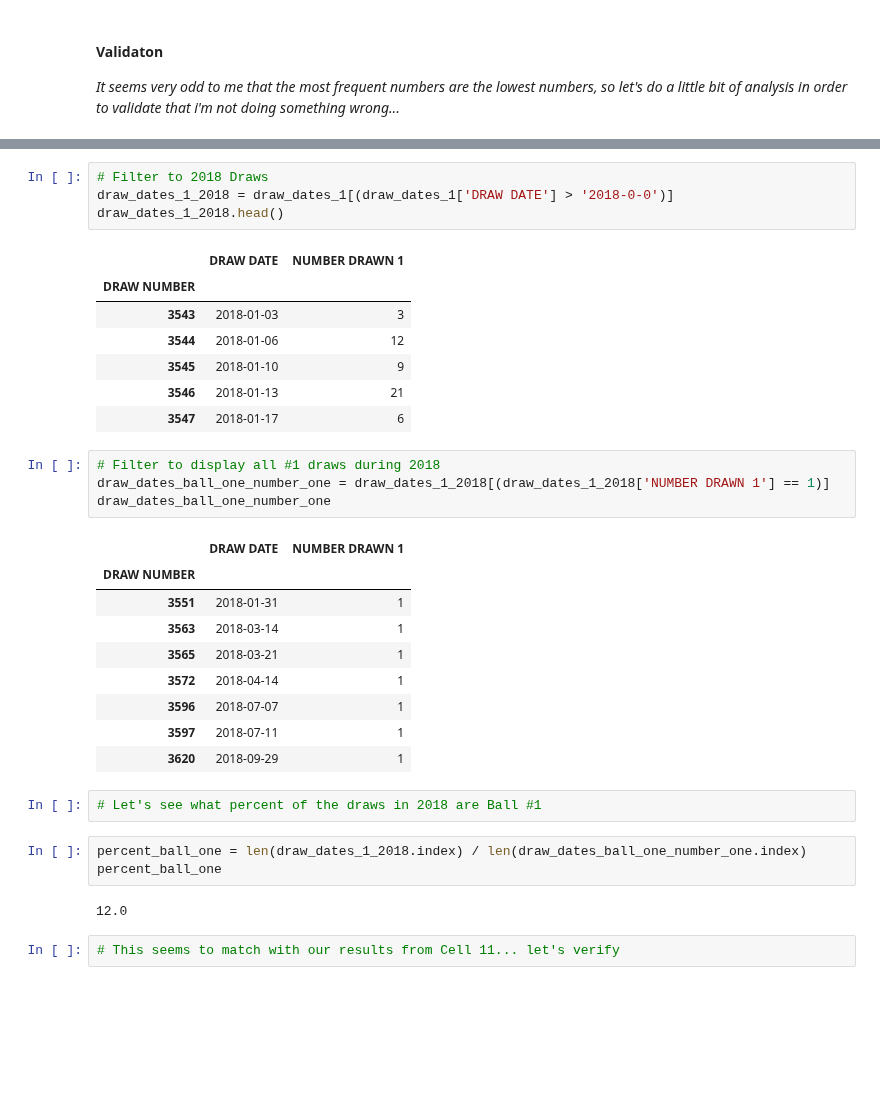
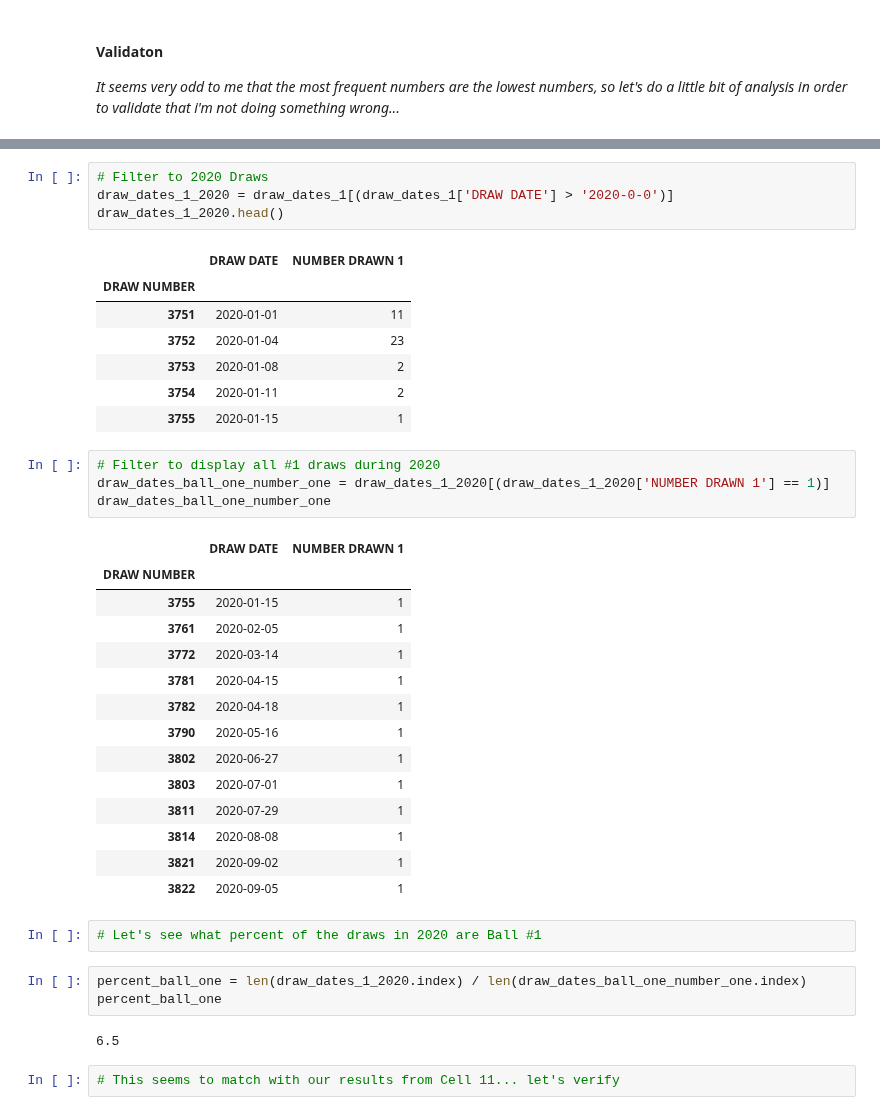
Before and after one commit to JesseScott/Lotto649, a Jupyter notebook: lotto.ipynb, the cells around one changed output, grey strips where cells are left out. Saved outputs shown, nothing was run; the diff lists cells and outputs as text; blank space fills up the shorter version.

Commit message:
Ran 2020 Numbers

```diff
--- a/lotto.ipynb
+++ b/lotto.ipynb
@@ -162,36 +162,41 @@ draw_dates_1.tail()
 # %%
-# Filter to 2018 Draws
-draw_dates_1_2018 = draw_dates_1[(draw_dates_1['DRAW DATE'] > '2018-0-0')]
-draw_dates_1_2018.head()
+# Filter to 2020 Draws
+draw_dates_1_2020 = draw_dates_1[(draw_dates_1['DRAW DATE'] > '2020-0-0')]
+draw_dates_1_2020.head()
 # %% [output]
 |  | DRAW DATE | NUMBER DRAWN 1 |
 | DRAW NUMBER |  |  |
-| 3543 | 2018-01-03 | 3 |
-| 3544 | 2018-01-06 | 12 |
-| 3545 | 2018-01-10 | 9 |
-| 3546 | 2018-01-13 | 21 |
-| 3547 | 2018-01-17 | 6 |
+| 3751 | 2020-01-01 | 11 |
+| 3752 | 2020-01-04 | 23 |
+| 3753 | 2020-01-08 | 2 |
+| 3754 | 2020-01-11 | 2 |
+| 3755 | 2020-01-15 | 1 |
 # %%
-# Filter to display all #1 draws during 2018
-draw_dates_ball_one_number_one = draw_dates_1_2018[(draw_dates_1_2018['NUMBER DRAWN 1'] == 1)]
+# Filter to display all #1 draws during 2020
+draw_dates_ball_one_number_one = draw_dates_1_2020[(draw_dates_1_2020['NUMBER DRAWN 1'] == 1)]
 draw_dates_ball_one_number_one
 # %% [output]
 |  | DRAW DATE | NUMBER DRAWN 1 |
 | DRAW NUMBER |  |  |
-| 3551 | 2018-01-31 | 1 |
-| 3563 | 2018-03-14 | 1 |
-| 3565 | 2018-03-21 | 1 |
-| 3572 | 2018-04-14 | 1 |
-| 3596 | 2018-07-07 | 1 |
-| 3597 | 2018-07-11 | 1 |
-| 3620 | 2018-09-29 | 1 |
+| 3755 | 2020-01-15 | 1 |
+| 3761 | 2020-02-05 | 1 |
+| 3772 | 2020-03-14 | 1 |
+| 3781 | 2020-04-15 | 1 |
+| 3782 | 2020-04-18 | 1 |
+| 3790 | 2020-05-16 | 1 |
+| 3802 | 2020-06-27 | 1 |
+| 3803 | 2020-07-01 | 1 |
+| 3811 | 2020-07-29 | 1 |
+| 3814 | 2020-08-08 | 1 |
+| 3821 | 2020-09-02 | 1 |
+| 3822 | 2020-09-05 | 1 |
 # %%
-# Let's see what percent of the draws in 2018 are Ball #1
+# Let's see what percent of the draws in 2020 are Ball #1
 # %%
-percent_ball_one = len(draw_dates_1_2018.index) / len(draw_dates_ball_one_number_one.index)
+percent_ball_one = len(draw_dates_1_2020.index) / len(draw_dates_ball_one_number_one.index)
 percent_ball_one
 # %% [output]
-12.0
+6.5
 # %%
 # This seems to match with our results from Cell 11... let's verify
 # %%
```
Also changed, not shown: parts of 34 cells of this notebook, 2 other files.
